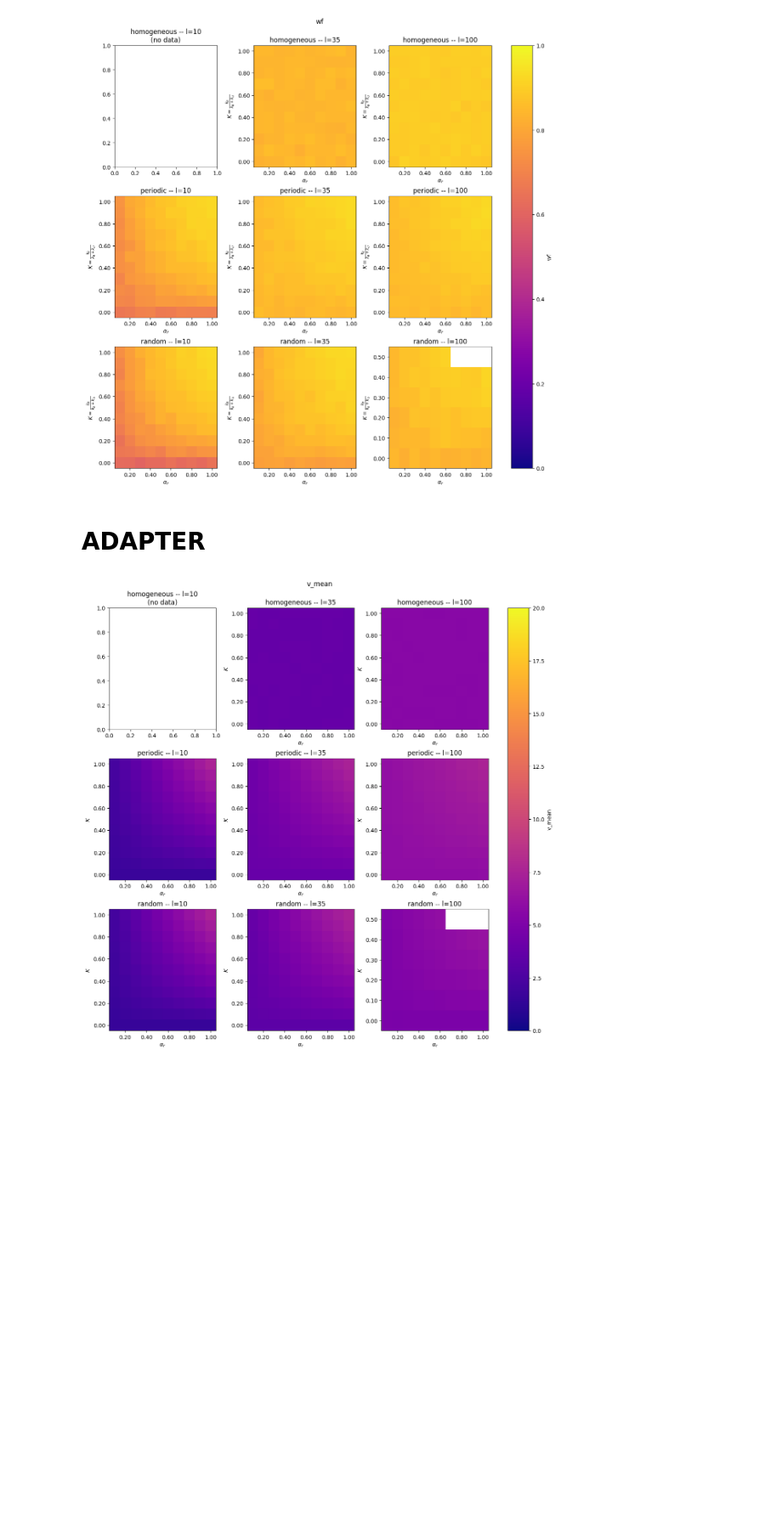
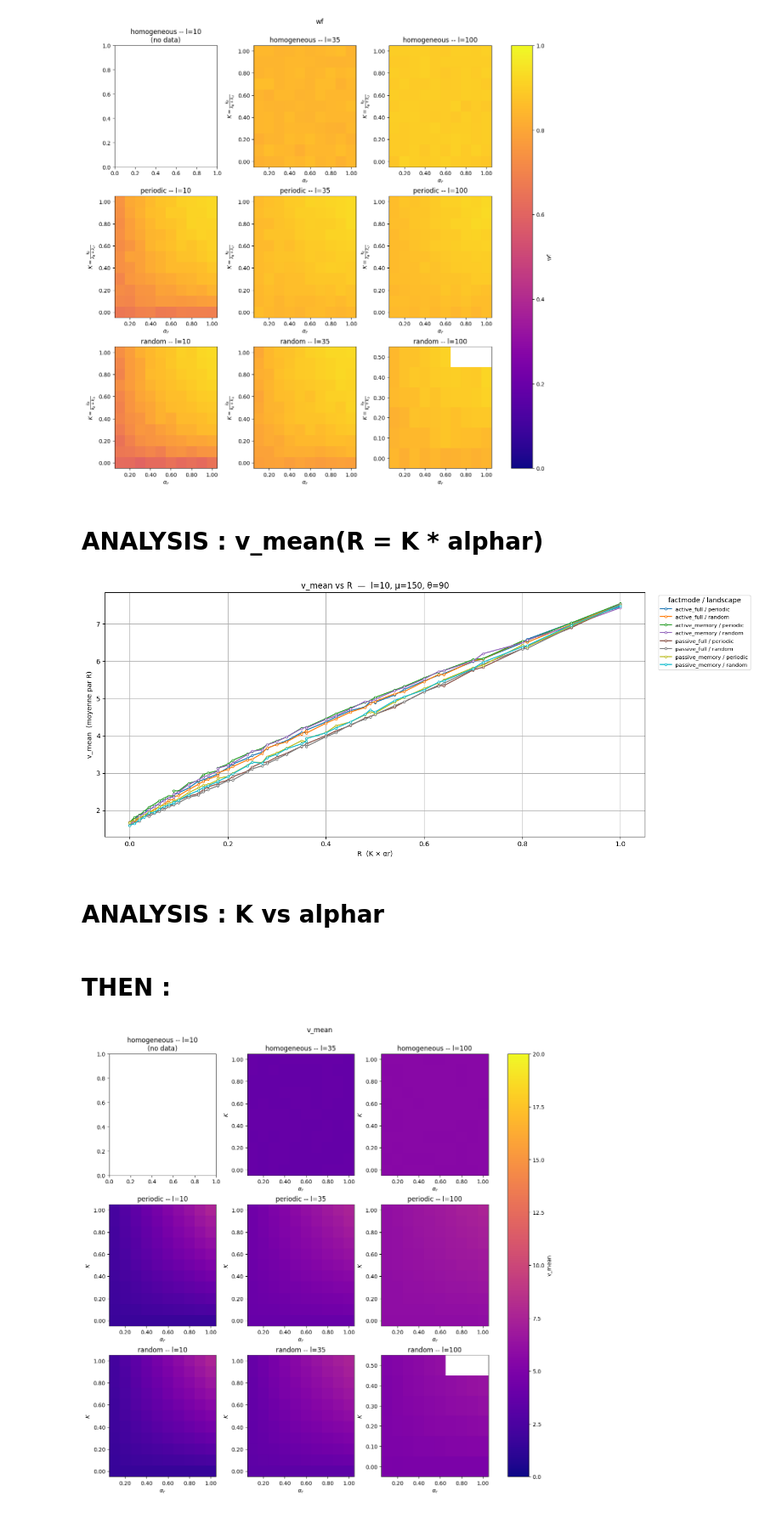
Before and after one commit to npelletbossot/Workspace, a Jupyter notebook: notebooks/work/fact.ipynb, the cells around one changed output. Shown at 85% size. Saved outputs shown, nothing was run; the diff lists cells and outputs as text; code cells hidden in the pictures; blank space fills up the shorter version.

```diff
--- a/notebooks/work/fact.ipynb
+++ b/notebooks/work/fact.ipynb
@@ -533,5 +533,74 @@ for value in ["v_mean", "vc_mean", "vc_med", "wf"]:
 [figure]
 [figure]
 [figure]
-# %% [markdown]
-# ADAPTER
+# %% [markdown]
+# ANALYSIS : v_mean(R = K * alphar)
+# %%
+import matplotlib.pyplot as plt
+import matplotlib.cm as cm
+import numpy as np
+import polars as pl
+
+# --- Filtres fixes ---
+l     = 10
+mu    = 150
+theta = 90
+
+# --- Colonne R + filtres ---
+df_work = (
+    df_all.clone()
+    .with_columns((pl.col("K") * pl.col("alphar")).alias("R"))
+    .filter(
+        (pl.col("l")     == l)     &
+        (pl.col("mu")    == mu)    &
+        (pl.col("theta") == theta)
+    )
+)
+
+# --- Moyenne de v_mean par (factmode, landscape, R) ---
+df_agg = (
+    df_work
+    .group_by(["factmode", "landscape", "R"])
+    .agg(pl.col("v_mean").mean())
+    .sort(["factmode", "landscape", "R"])
+)
+
+# --- Combinaisons uniques ---
+combos = (
+    df_agg
+    .select(["factmode", "landscape"])
+    .unique()
+    .sort(["factmode", "landscape"])
+)
+
+n      = len(combos)
+colors = cm.tab10(np.linspace(0, 1, max(n, 1)))
+
+fig, ax = plt.subplots(figsize=(14, 6))
+
+for i, row in enumerate(combos.iter_rows(named=True)):
+    fm, ls = row["factmode"], row["landscape"]
+    sub = df_agg.filter(
+        (pl.col("factmode")  == fm) &
+        (pl.col("landscape") == ls)
+    )
+    ax.plot(
+        sub["R"].to_numpy(),
+        sub["v_mean"].to_numpy(),
+        color=colors[i],
+        label=f"{fm} / {ls}",
+        linewidth=1.5,
+        marker="o", markersize=3, markerfacecolor="white", markeredgewidth=1,
+    )
+
+ax.set_xlabel("R  (K × αr)")
+ax.set_ylabel("v_mean  (moyenne par R)")
+ax.legend(title="factmode / landscape", bbox_to_anchor=(1.02, 1), loc="upper left", fontsize=8)
+ax.set_title(f"v_mean vs R  —  l={l}, μ={mu}, θ={theta}")
+ax.grid(True)
+fig.tight_layout()
+plt.show()
+# %% [output]
+[figure, added]
+# %% [markdown]
+# ANALYSIS : K vs alphar
@@ -538,3 +609,5 @@ for value in ["v_mean", "vc_mean", "vc_med", "wf"]:
+# %% [markdown]
+# THEN :
 # %%
 # ── Calcul des colonnes de référence ─────────────────────────────────────────
 # Vitesse de référence = v_mean pour landscape="homogeneous"
```
Also changed, not shown: parts of 3 cells of this notebook.
